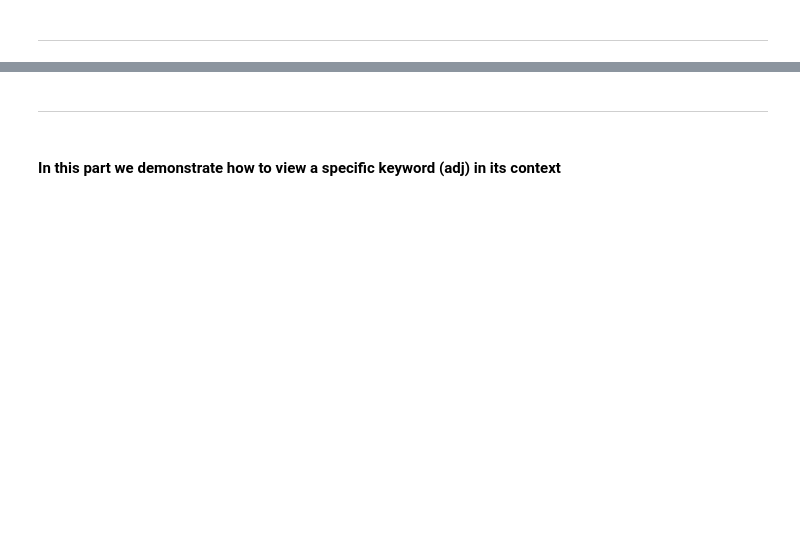
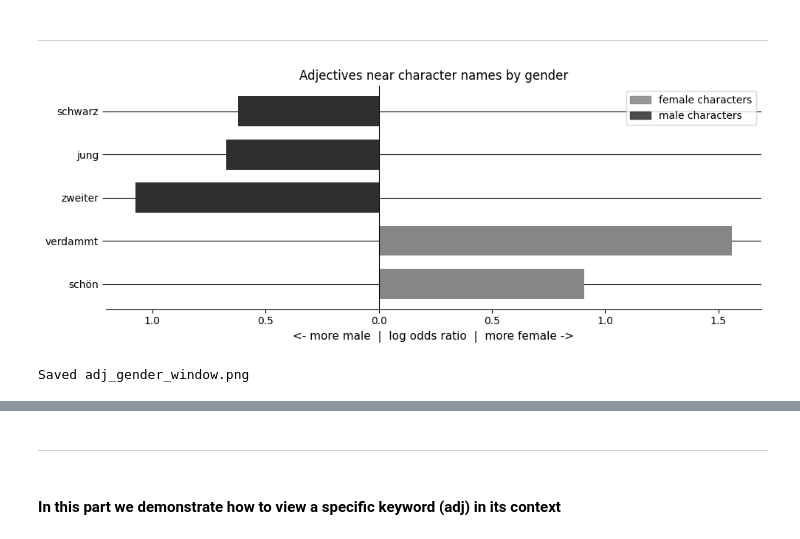
Before and after one commit to klaemsch/the-three-investigators, a Jupyter notebook: co-occurrences/co-occurrences-adj.ipynb, the cells around one changed output, grey strips where cells are left out. Cells and saved outputs as stored; diff of their text form; code cells hidden in the pictures; blank space fills up the shorter version.

```diff
--- a/co-occurrences/co-occurrences-adj.ipynb
+++ b/co-occurrences/co-occurrences-adj.ipynb
@@ -100,7 +163,8 @@ speakers_with_gender[speakers_with_gender["rolleID"] == 13]
 # %%
 # create regex pattern to find character names (case insensitive)
 name_pattern = re.compile(
-    "|".join(re.escape(name) for name in character_name_set), re.IGNORECASE
+    "|".join(r"\b" + re.escape(name) + r"\b" for name in character_name_set),
+    re.IGNORECASE
 )
 
 # copy/filter sentences that contain character names
@@ -382,0 +426,10 @@ print(
+# %%
+gender_adj_df["log_odds"] = np.log(
+    (gender_adj_df["f_count"] / f_total) /
+    (gender_adj_df["m_count"] / m_total)
+)
+gender_adj_df["odds_ratio"] = np.exp(gender_adj_df["log_odds"])
+gender_adj_df["direction"] = np.where(
+    gender_adj_df["log_odds"] > 0, "female", "male"
+)
+gender_adj_df
@@ -382,0 +452,7 @@ print(
+# %%
+# correct p value using benjamini-hochberg fdr-correction with default alpha of 0.05
+reject, p_adjusted, _, _ = multipletests(gender_adj_df["p_value"], method="fdr_bh", alpha=0.1)
+gender_adj_df["p_adjusted"] = p_adjusted
+gender_adj_df["significant"] = reject
+
+gender_adj_df.head(10)
@@ -439,0 +542,60 @@ plot_diverging(
+# %%
+F_COLOR = "#868686"
+M_COLOR = "#2f2f2f"
+
+def plot_diverging(df, title, filename, top_n=20):
+    male_top = df[df["direction"] == "male"].head(top_n).copy()
+    female_top = df[df["direction"] == "female"].head(top_n).copy()
+
+    # log_odds is already signed -> positive = female, negative = male
+    # flip male to negative for the diverging axis
+    male_top["log_odds_signed"] = -male_top["log_odds"].abs()
+    female_top["log_odds_signed"] = female_top["log_odds"].abs()
+
+    # sort values for top most values for each gender
+    plot_df = pd.concat([
+        female_top.sort_values("log_odds_signed"),
+        male_top.sort_values("log_odds_signed"),
+    ])
+
+    colors = [F_COLOR if v > 0 else M_COLOR for v in plot_df["log_odds_signed"]]
+
+    # variable size depending on how many words we display
+    fig, ax = plt.subplots(figsize=(10, max(4, len(plot_df) * 0.35)))
+    ax.barh(
+        plot_df["adjective"],
+        plot_df["log_odds_signed"],
+        color=colors,
+        edgecolor="none",
+        #alpha=0.85,  # opacity
+        height=0.7
+    )
+
+    ax.yaxis.grid(True, linestyle="-", linewidth=0.8, color="black")#, alpha=0.5)
+    ax.set_axisbelow(True)  # keeps grid lines behind the bars
+
+    # insert vertical line at 0 (diverging axis)
+    ax.axvline(0, color="black", linewidth=0.8)
+
+    # label and title
+    ax.set_xlabel("<- more male  |  log odds ratio  |  more female ->", fontsize=11)
+    ax.set_title(title, fontsize=12)
+
+    # Show absolute log odds on the axis ticks
+    ax.xaxis.set_major_formatter(plt.FuncFormatter(lambda x, _: f"{abs(x):.1f}"))
+
+    male_patch = mpatches.Patch(color=M_COLOR, alpha=0.85, label="male characters")
+    female_patch = mpatches.Patch(color=F_COLOR, alpha=0.85, label="female characters")
+    ax.legend(handles=[female_patch, male_patch])
+    ax.spines[["top", "right", "left"]].set_visible(False)
+    plt.tight_layout()
+    plt.show()
+    plt.savefig(f"./{filename}", dpi=150)
+    print(f"Saved {filename}")
+
+plot_diverging(
+    significant, "Adjectives near character names by gender", "adj_gender_window.png"
+)
+# %% [output]
+[figure, added]
+Saved adj_gender_window.png
```
Also changed, not shown: parts of 50 cells of this notebook.
